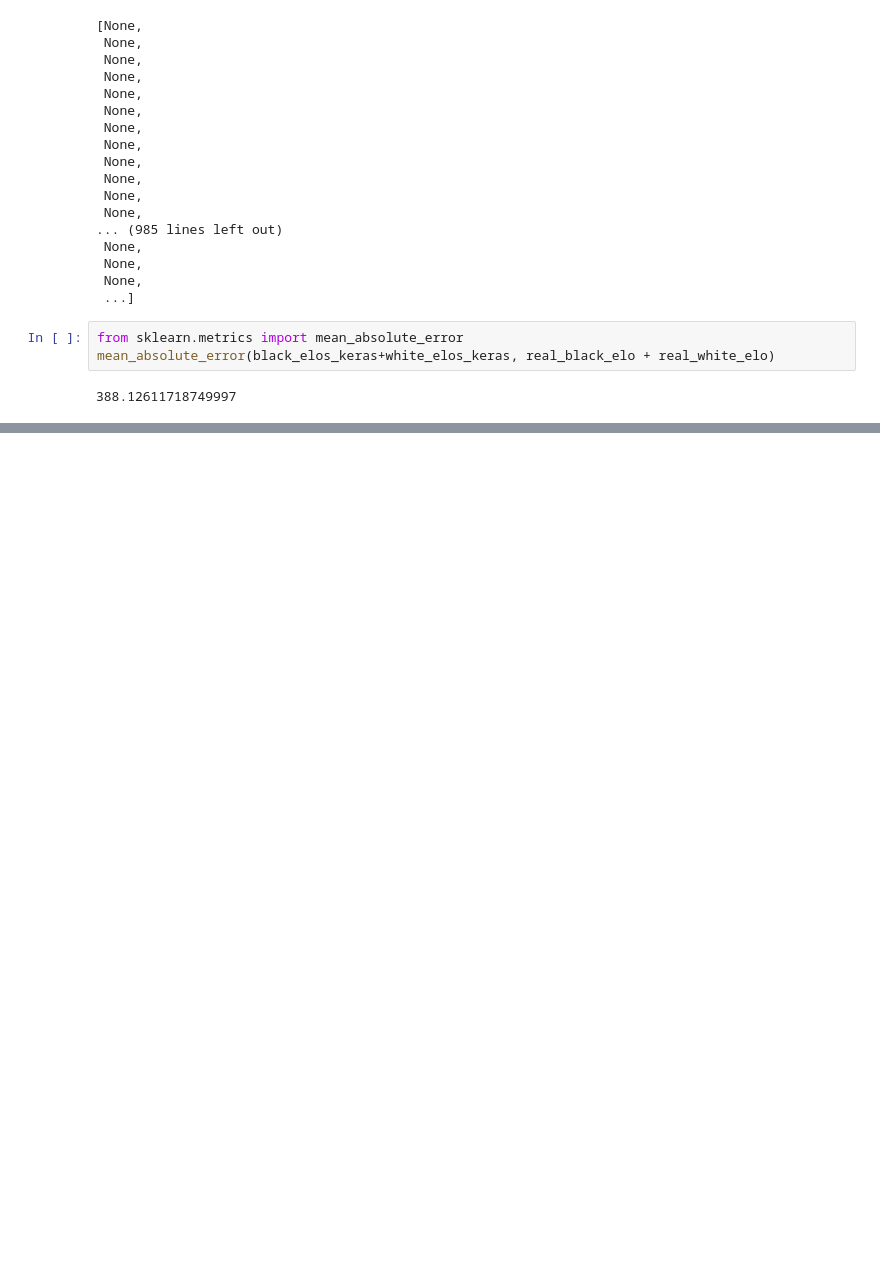
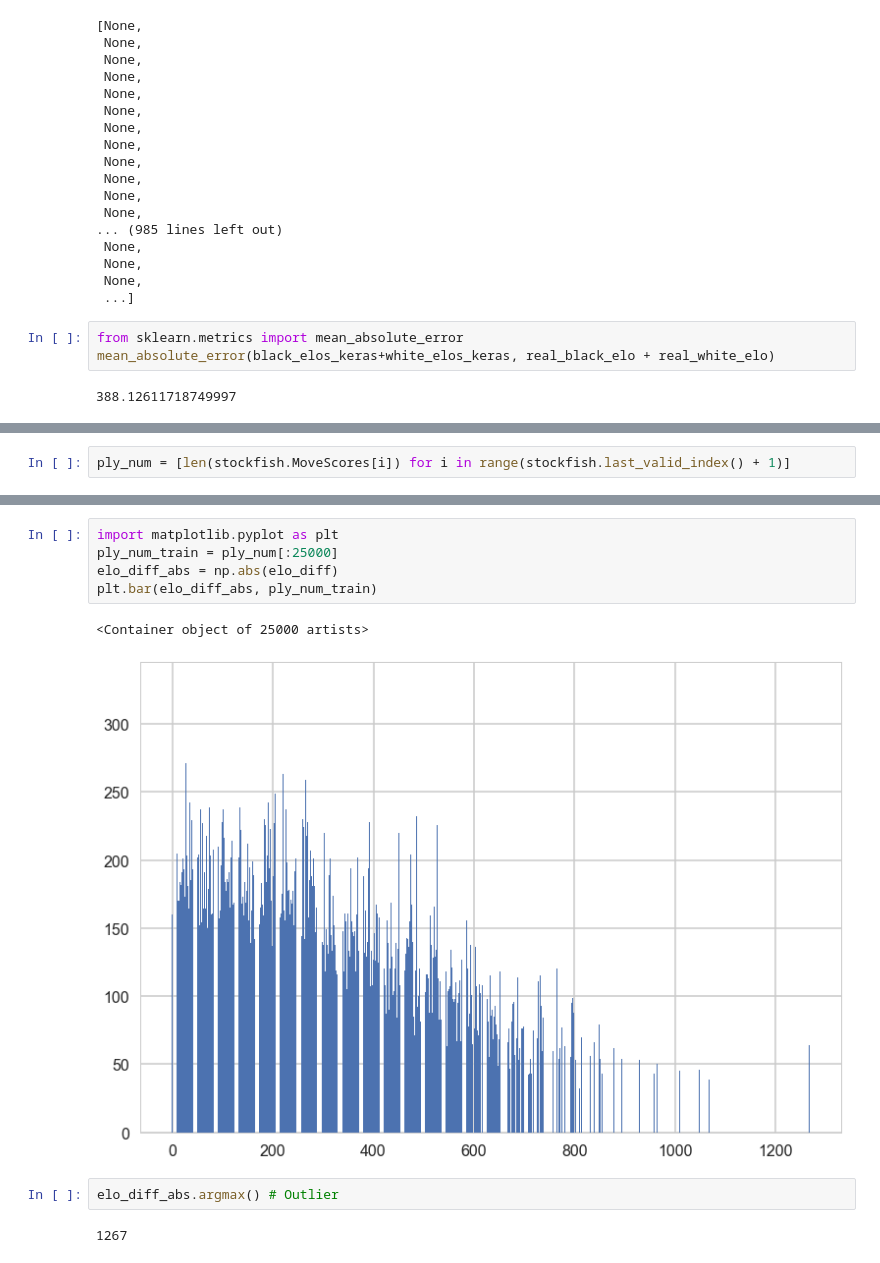
Before and after one commit to Curiousss/ChessKaggle, a Jupyter notebook: FindingElo.ipynb, the cells around one changed output, grey strips where cells are left out. Saved outputs shown, nothing was run; the diff lists cells and outputs as text; blank space fills up the shorter version.

```diff
--- a/FindingElo.ipynb
+++ b/FindingElo.ipynb
@@ -495,0 +512,2 @@ mean_absolute_error(black_elos_keras+white_elos_keras, real_black_elo + real_whi
+# %%
+ply_num = [len(stockfish.MoveScores[i]) for i in range(stockfish.last_valid_index() + 1)]
@@ -495,0 +541,12 @@ mean_absolute_error(black_elos_keras+white_elos_keras, real_black_elo + real_whi
+# %%
+import matplotlib.pyplot as plt
+ply_num_train = ply_num[:25000]
+elo_diff_abs = np.abs(elo_diff)
+plt.bar(elo_diff_abs, ply_num_train)
+# %% [output]
+<Container object of 25000 artists>
+[figure, added]
+# %%
+elo_diff_abs.argmax() # Outlier
+# %% [output]
+1267
```
Also changed, not shown: parts of 12 cells of this notebook.
